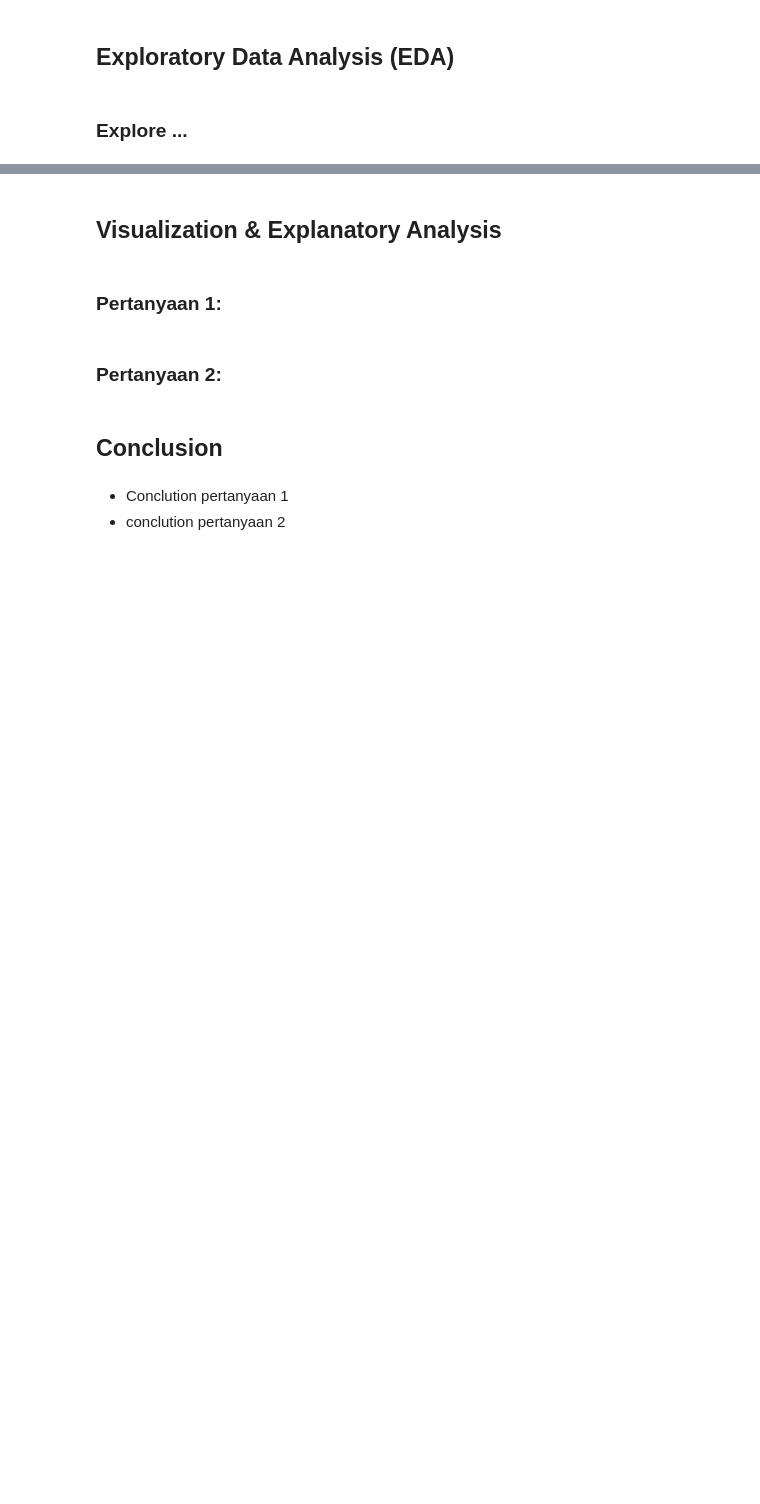
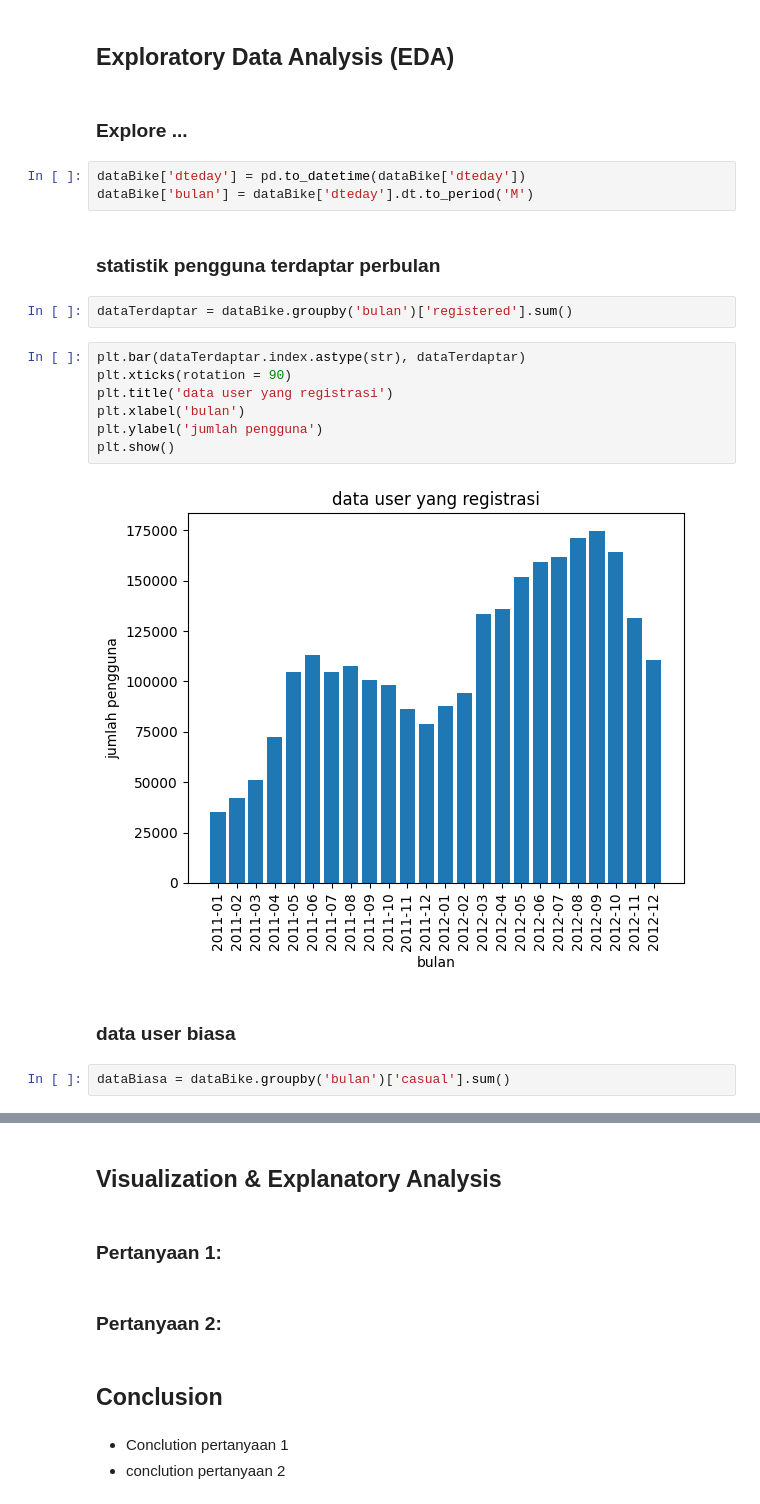
Before and after one commit to ardifjar443/DataScience-beginner, a Jupyter notebook: Template Tugas 1.ipynb, the cells around one changed output, grey strips where cells are left out. Drawn from its saved outputs; the diff is of its cells as text; blank space fills up the shorter version.

```diff
--- a/Template Tugas 1.ipynb
+++ b/Template Tugas 1.ipynb
@@ -73,3 +107,23 @@ plt.show()
 ## Exploratory Data Analysis (EDA)
 # %% [markdown]
 ### Explore ...
+# %%
+dataBike['dteday'] = pd.to_datetime(dataBike['dteday'])
+dataBike['bulan'] = dataBike['dteday'].dt.to_period('M')
+# %% [markdown]
+### statistik pengguna terdaptar perbulan
+# %%
+dataTerdaptar = dataBike.groupby('bulan')['registered'].sum()
+# %%
+plt.bar(dataTerdaptar.index.astype(str), dataTerdaptar)
+plt.xticks(rotation = 90)
+plt.title('data user yang registrasi')
+plt.xlabel('bulan')
+plt.ylabel('jumlah pengguna')
+plt.show()
+# %% [output]
+[figure, added]
+# %% [markdown]
+### data user biasa
+# %%
+dataBiasa = dataBike.groupby('bulan')['casual'].sum()
```
Also changed, not shown: parts of 23 cells of this notebook.
